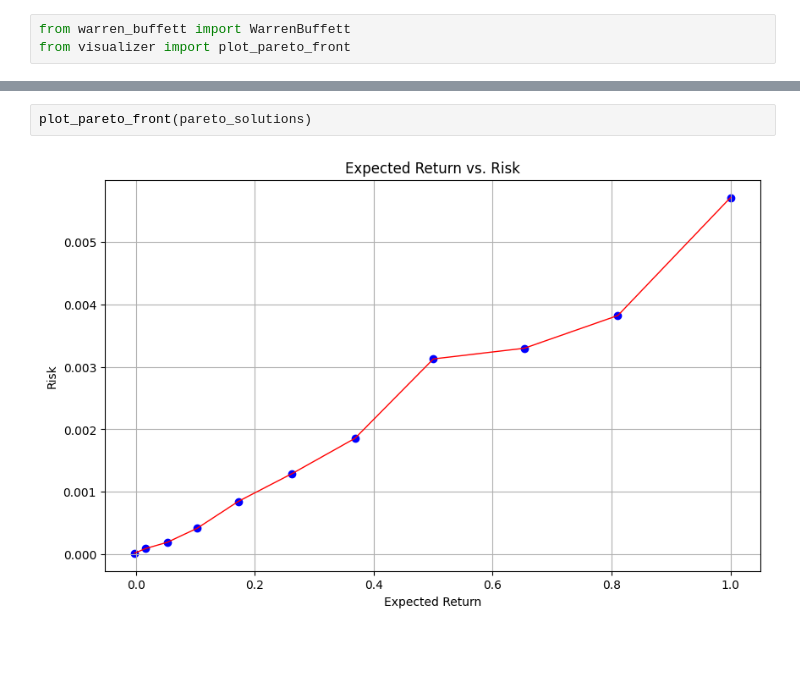
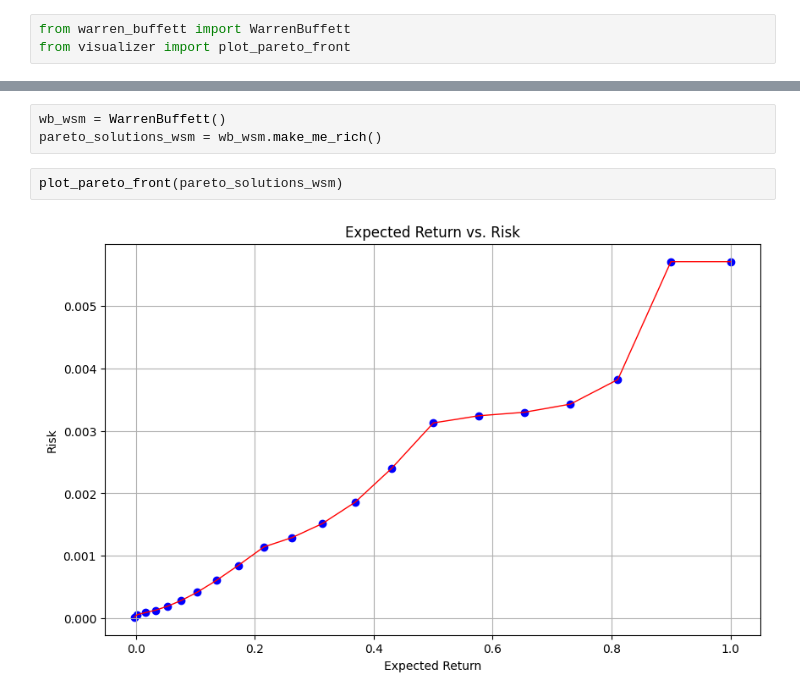
Before and after one commit to jwarczynski/fake-stock-predictions-challenge, a Jupyter notebook: script1.1.ipynb, the cells around one changed output, grey strips where cells are left out. Cells and saved outputs as stored; diff of their text form; blank space fills up the shorter version.

```diff
--- a/script1.1.ipynb
+++ b/script1.1.ipynb
@@ -25,4 +4,7 @@ Optimal solution found.
+# %%
+wb_wsm = WarrenBuffett()
+pareto_solutions_wsm = wb_wsm.make_me_rich()
 # %%
-plot_pareto_front(pareto_solutions)
+plot_pareto_front(pareto_solutions_wsm)
 # %% [output]
-[figure, old version]
+[figure, new version]
```
Also changed, not shown: parts of 4 cells of this notebook, 4 other files.
